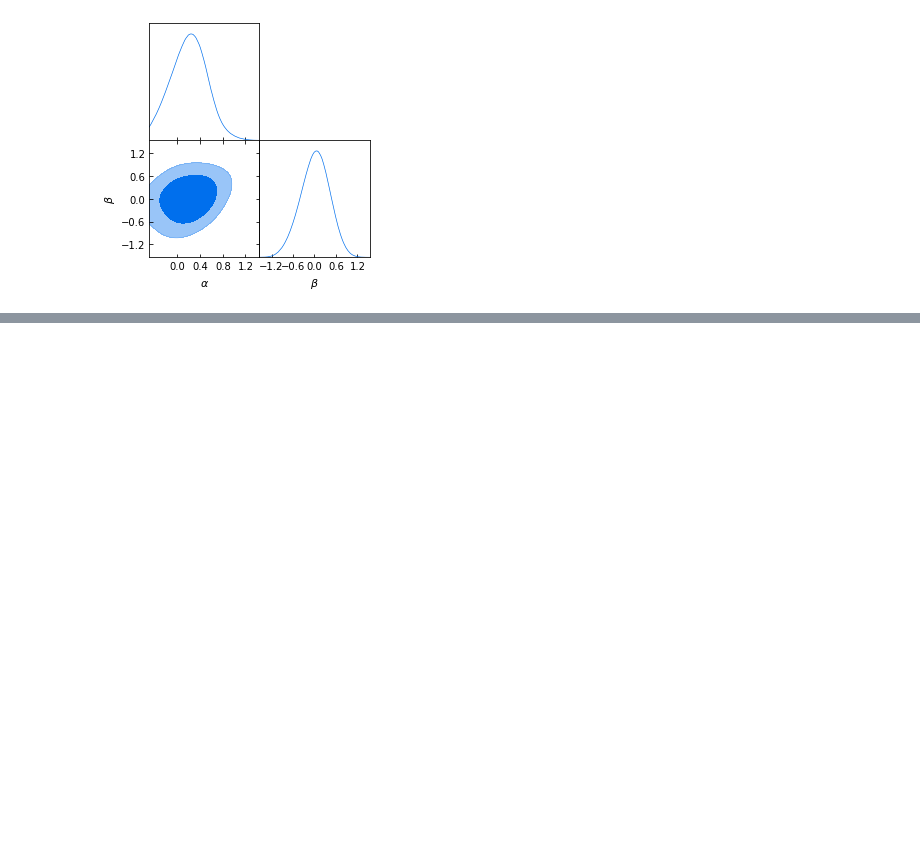
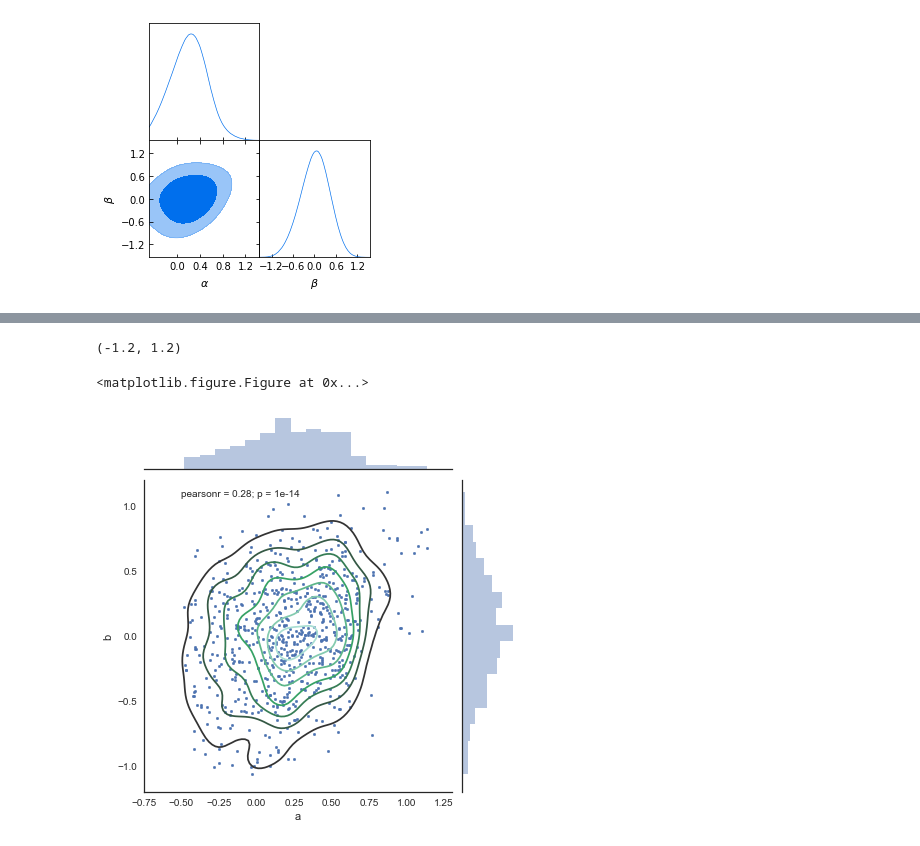
Before and after one commit to gcanasherrera/R-cobaya, a Jupyter notebook: New_GetDist.ipynb, the cells around one changed output, grey strips where cells are left out. Saved outputs shown, nothing was run; the diff lists cells and outputs as text; code cells hidden in the pictures; blank space fills up the shorter version.

```diff
--- a/New_GetDist.ipynb
+++ b/New_GetDist.ipynb
@@ -89,0 +98,9 @@ g = sns.jointplot(chains_df["a"], chains_df["b"], kind="kde")
+# %%
+plt.figure(figsize=(100,60))
+g = (sns.jointplot(chains_df["a"], chains_df["b"], s=7)).plot_joint(sns.kdeplot, n_levels=10, lw=1)
+plt.xlim(-0.75, 1.3)
+plt.ylim(-1.2, 1.2)
+# %% [output]
+(-1.2, 1.2)
+<matplotlib.figure.Figure at 0x...>
+[figure, added]
```
Also changed, not shown: parts of 4 cells of this notebook.
